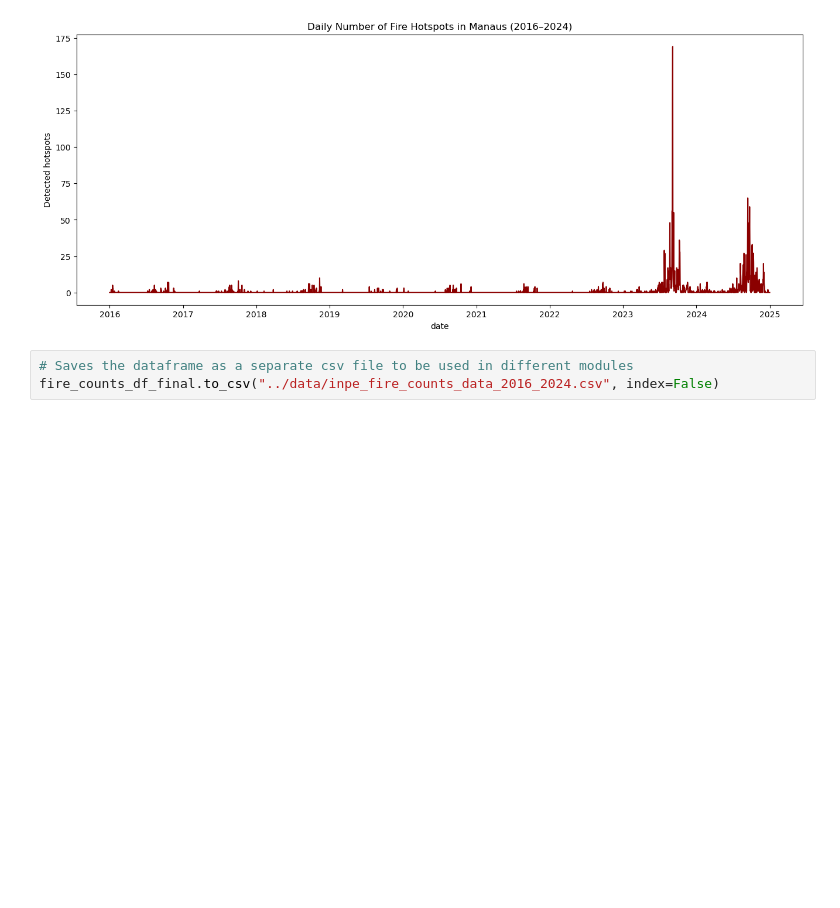
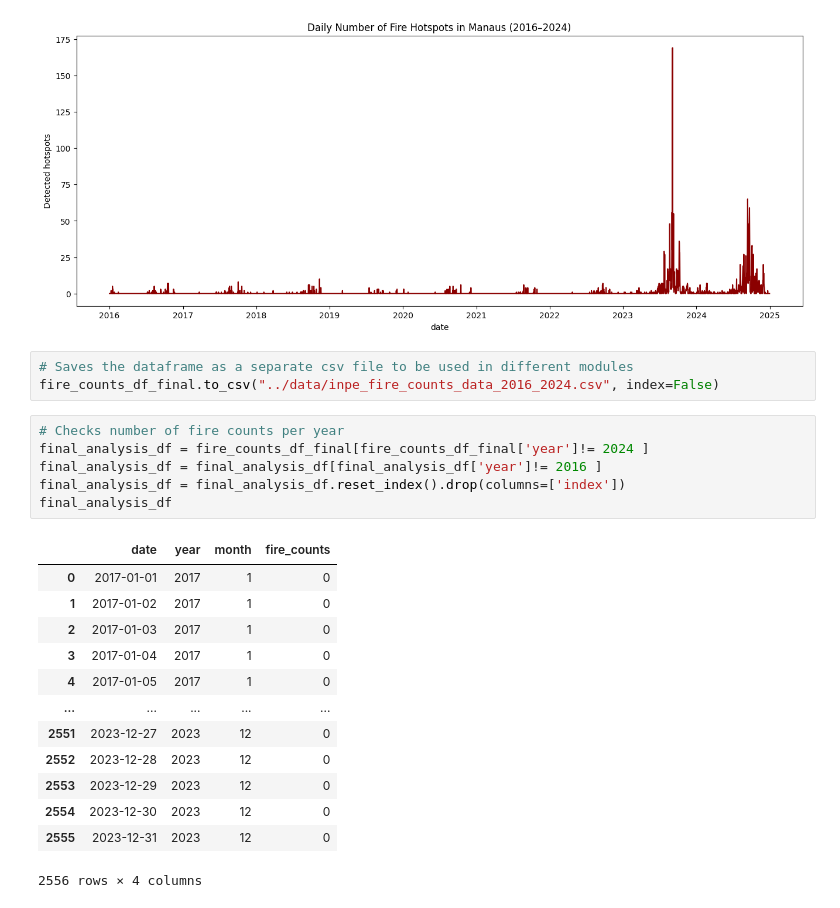
Before and after one commit to RaphaLevy/Study_on_malaria_dynamics_v2, a Jupyter notebook: data_files/notebooks/INPE_Fire_Counts.ipynb, the cells around one changed output. Drawn from its saved outputs; the diff is of its cells as text; blank space fills up the shorter version.

```diff
--- a/data_files/notebooks/INPE_Fire_Counts.ipynb
+++ b/data_files/notebooks/INPE_Fire_Counts.ipynb
@@ -143,3 +143,23 @@ plt.show()
 # %%
 # Saves the dataframe as a separate csv file to be used in different modules
 fire_counts_df_final.to_csv("../data/inpe_fire_counts_data_2016_2024.csv", index=False)
+# %%
+# Checks number of fire counts per year
+final_analysis_df = fire_counts_df_final[fire_counts_df_final['year']!= 2024 ]
+final_analysis_df = final_analysis_df[final_analysis_df['year']!= 2016 ]
+final_analysis_df = final_analysis_df.reset_index().drop(columns=['index'])
+final_analysis_df
+# %% [output]
+|  | date | year | month | fire_counts |
+| 0 | 2017-01-01 | 2017 | 1 | 0 |
+| 1 | 2017-01-02 | 2017 | 1 | 0 |
+| 2 | 2017-01-03 | 2017 | 1 | 0 |
+| 3 | 2017-01-04 | 2017 | 1 | 0 |
+| 4 | 2017-01-05 | 2017 | 1 | 0 |
+| ... | ... | ... | ... | ... |
+| 2551 | 2023-12-27 | 2023 | 12 | 0 |
+| 2552 | 2023-12-28 | 2023 | 12 | 0 |
+| 2553 | 2023-12-29 | 2023 | 12 | 0 |
+| 2554 | 2023-12-30 | 2023 | 12 | 0 |
+| 2555 | 2023-12-31 | 2023 | 12 | 0 |
+2556 rows × 4 columns
```
Also changed, not shown: parts of 8 cells of this notebook.
